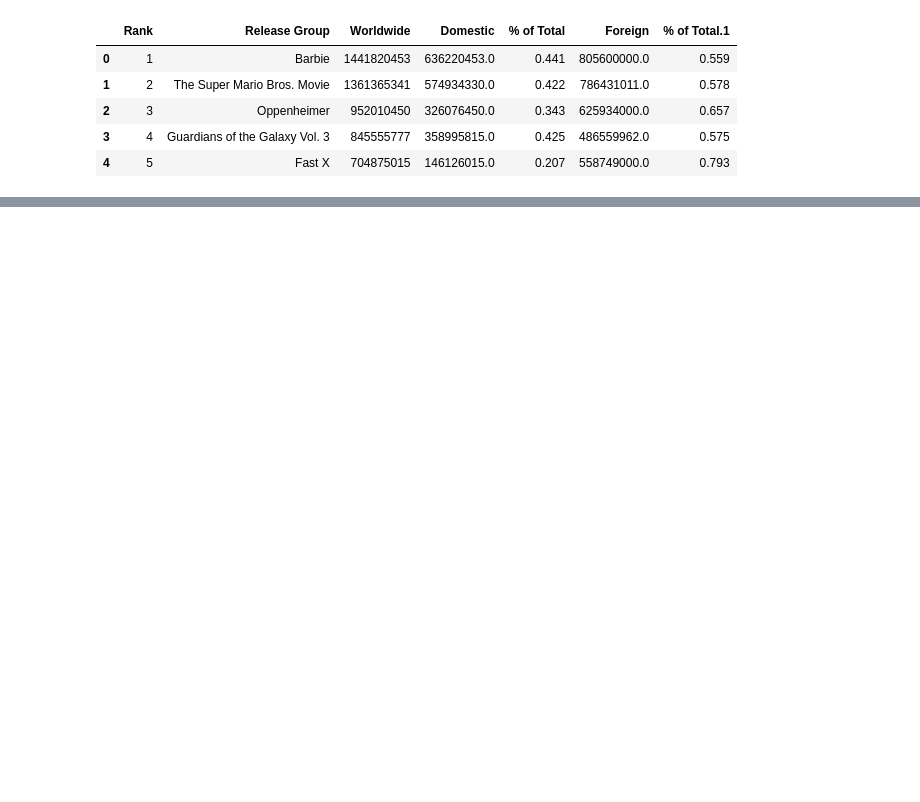
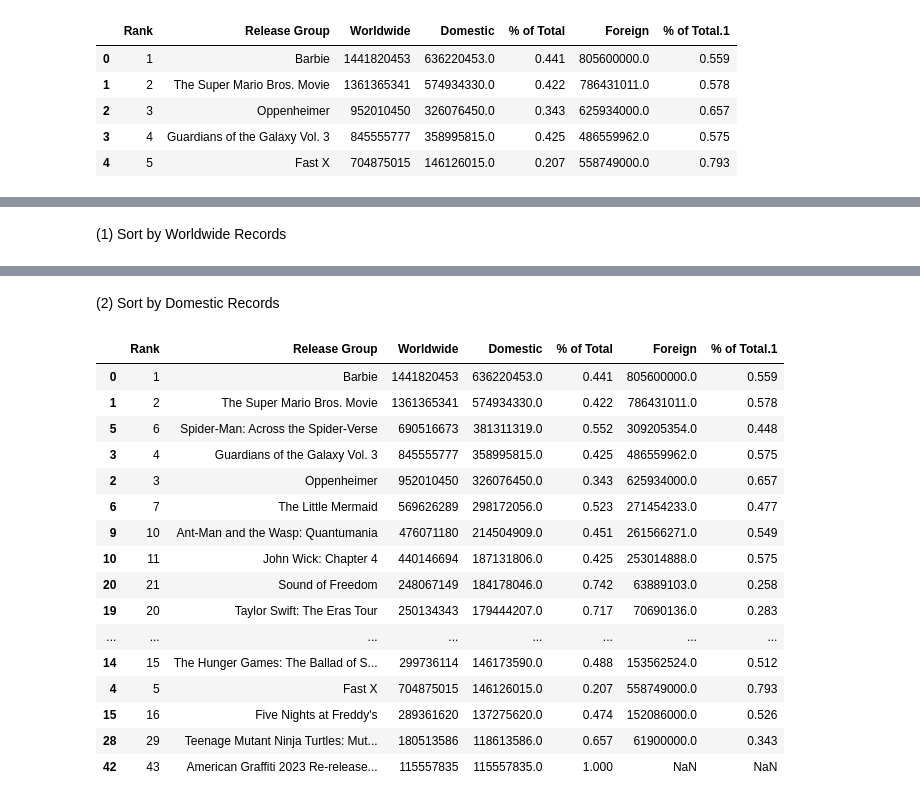
Before and after one commit to sylHut/2023_movies, a Jupyter notebook: Project3_Team3_SH_graphs.ipynb, the cells around one changed output, grey strips where cells are left out. Drawn from its saved outputs; the diff is of its cells as text; code cells hidden in the pictures; blank space fills up the shorter version.

```diff
--- a/Project3_Team3_SH_graphs.ipynb
+++ b/Project3_Team3_SH_graphs.ipynb
@@ -93 +108,3 @@ RangeIndex(start=0, stop=19, step=1)
+# %% [markdown]
+(1) Sort by Worldwide Records
 # %%
@@ -103,3 +122,29 @@ fig = px.scatter(limited_df, x='Rank', y='Worldwide',
 fig.show()
 # %% [output]
 [interactive output not drawn]
+# %% [markdown]
+(2) Sort by Domestic Records
+# %%
+# Sort the Domestic column by descending orders
+worldwide_df_sorted = worldwide_df.sort_values(by='Domestic', ascending=False)
+
+# Print the sorted DataFrame
+worldwide_df_sorted.head(20)
+# %% [output]
+|  | Rank | Release Group | Worldwide | Domestic | % of Total | Foreign | % of Total.1 |
+| 0 | 1 | Barbie | 1441820453 | 636220453.0 | 0.441 | 805600000.0 | 0.559 |
+| 1 | 2 | The Super Mario Bros. Movie | 1361365341 | 574934330.0 | 0.422 | 786431011.0 | 0.578 |
+| 5 | 6 | Spider-Man: Across the Spider-Verse | 690516673 | 381311319.0 | 0.552 | 309205354.0 | 0.448 |
+| 3 | 4 | Guardians of the Galaxy Vol. 3 | 845555777 | 358995815.0 | 0.425 | 486559962.0 | 0.575 |
+| 2 | 3 | Oppenheimer | 952010450 | 326076450.0 | 0.343 | 625934000.0 | 0.657 |
+| 6 | 7 | The Little Mermaid | 569626289 | 298172056.0 | 0.523 | 271454233.0 | 0.477 |
+| 9 | 10 | Ant-Man and the Wasp: Quantumania | 476071180 | 214504909.0 | 0.451 | 261566271.0 | 0.549 |
+| 10 | 11 | John Wick: Chapter 4 | 440146694 | 187131806.0 | 0.425 | 253014888.0 | 0.575 |
+| 20 | 21 | Sound of Freedom | 248067149 | 184178046.0 | 0.742 | 63889103.0 | 0.258 |
+| 19 | 20 | Taylor Swift: The Eras Tour | 250134343 | 179444207.0 | 0.717 | 70690136.0 | 0.283 |
+| ... | ... | ... | ... | ... | ... | ... | ... |
+| 14 | 15 | The Hunger Games: The Ballad of S... | 299736114 | 146173590.0 | 0.488 | 153562524.0 | 0.512 |
+| 4 | 5 | Fast X | 704875015 | 146126015.0 | 0.207 | 558749000.0 | 0.793 |
+| 15 | 16 | Five Nights at Freddy's | 289361620 | 137275620.0 | 0.474 | 152086000.0 | 0.526 |
+| 28 | 29 | Teenage Mutant Ninja Turtles: Mut... | 180513586 | 118613586.0 | 0.657 | 61900000.0 | 0.343 |
+| 42 | 43 | American Graffiti 2023 Re-release... | 115557835 | 115557835.0 | 1.000 | NaN | NaN |
```
Also changed, not shown: parts of 10 cells of this notebook.
